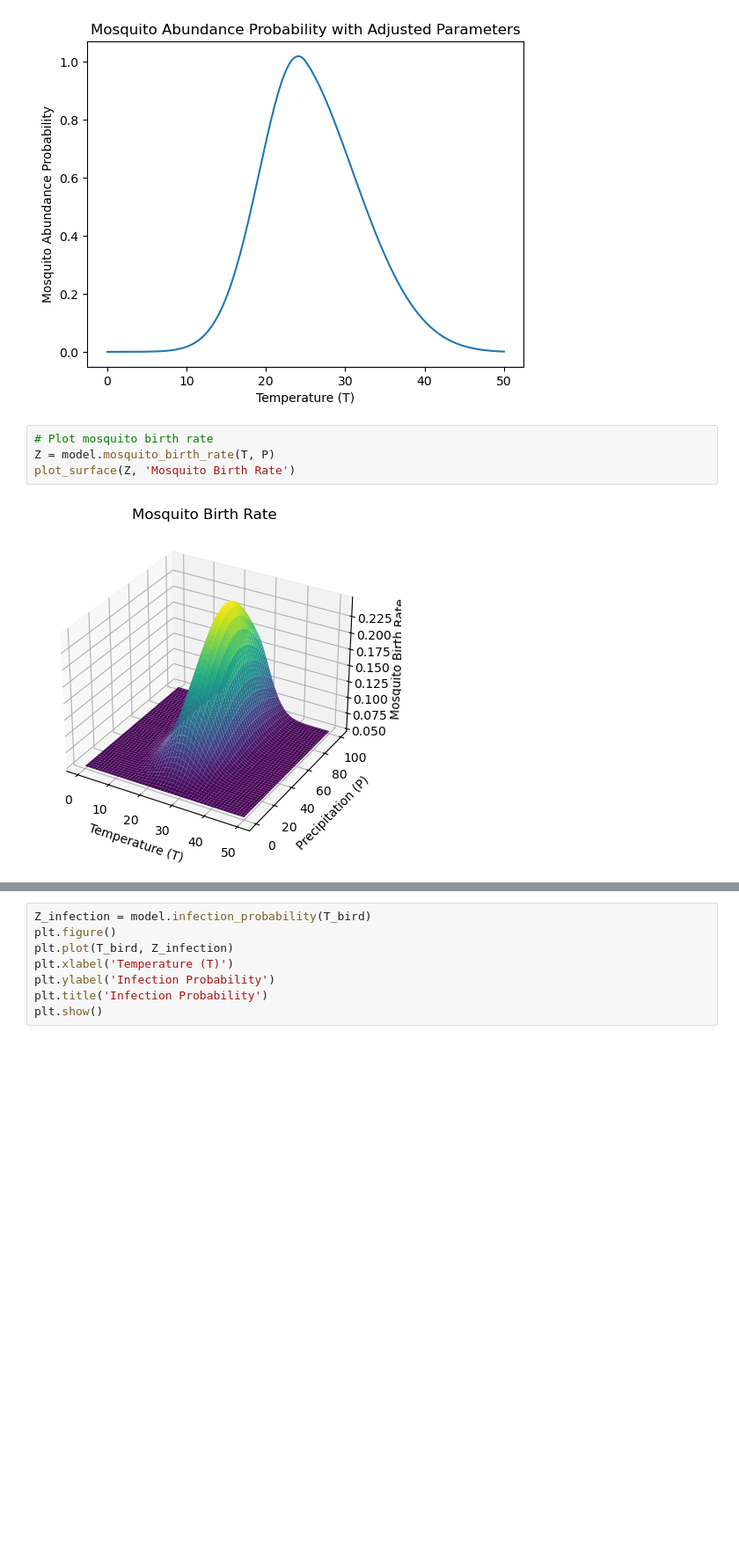
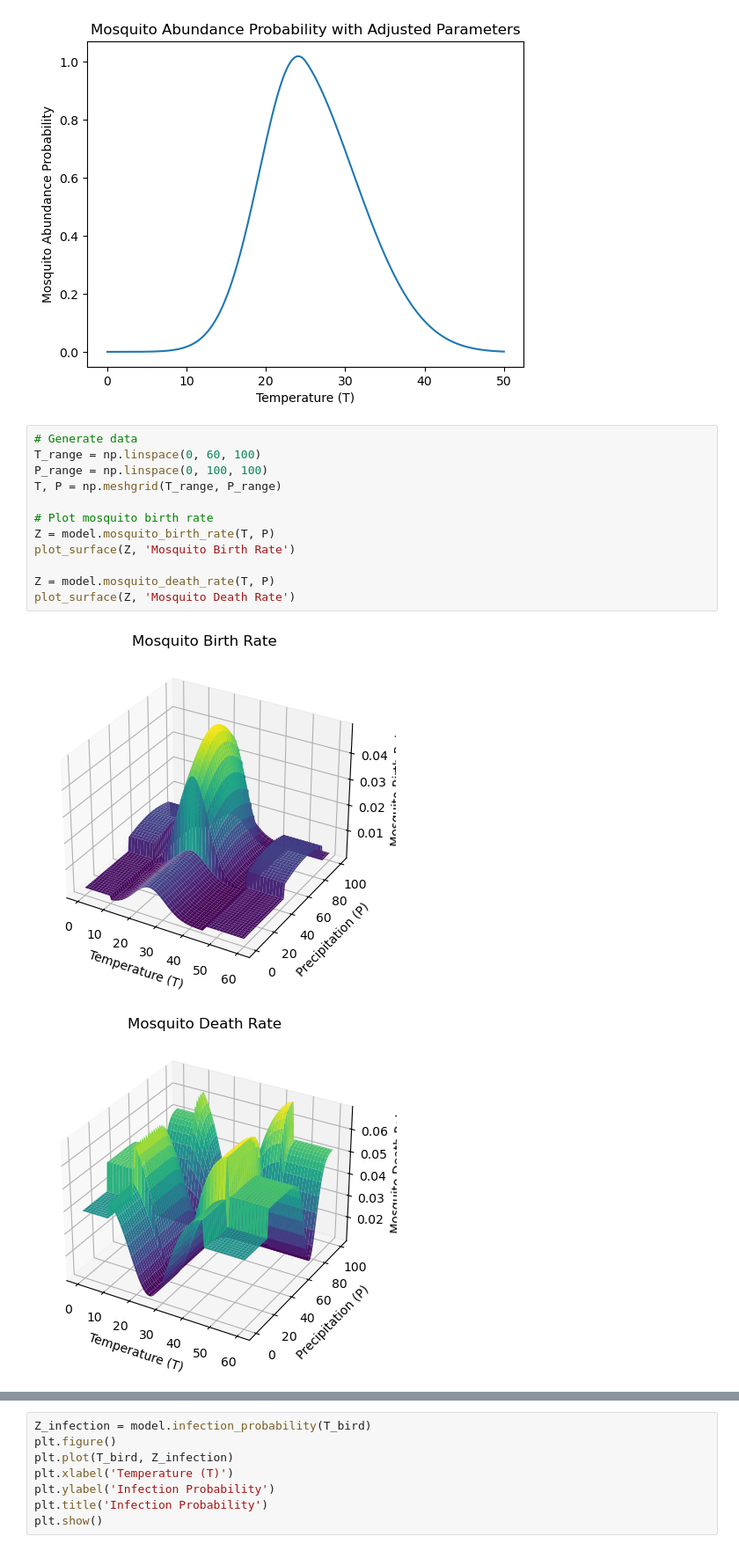
Before and after one commit to MatinMarjani/ABM-WNV, a Jupyter notebook: WNVParameters.ipynb, the cells around one changed output, grey strips where cells are left out. Shown: that part at 88% size. Cells and saved outputs as stored; diff of their text form; blank space fills up the shorter version.

Commit message:
Update WNVParameters.ipynb
Updated mosquito_birth_rate and mosquito_death_rate

```diff
--- a/WNVParameters.ipynb
+++ b/WNVParameters.ipynb
@@ -131,11 +134,20 @@ plt.show()
 # %% [output]
 [figure]
 # %%
+# Generate data
+T_range = np.linspace(0, 60, 100)
+P_range = np.linspace(0, 100, 100)
+T, P = np.meshgrid(T_range, P_range)
+
 # Plot mosquito birth rate
 Z = model.mosquito_birth_rate(T, P)
 plot_surface(Z, 'Mosquito Birth Rate')
+
+Z = model.mosquito_death_rate(T, P)
+plot_surface(Z, 'Mosquito Death Rate')
 # %% [output]
-[figure, old version]
+[figure, new version]
+[figure, added]
 # %%
 
 # Plot bird birth rate (only T, so no precipitation)
```
Also changed, not shown: parts of 3 cells of this notebook.
